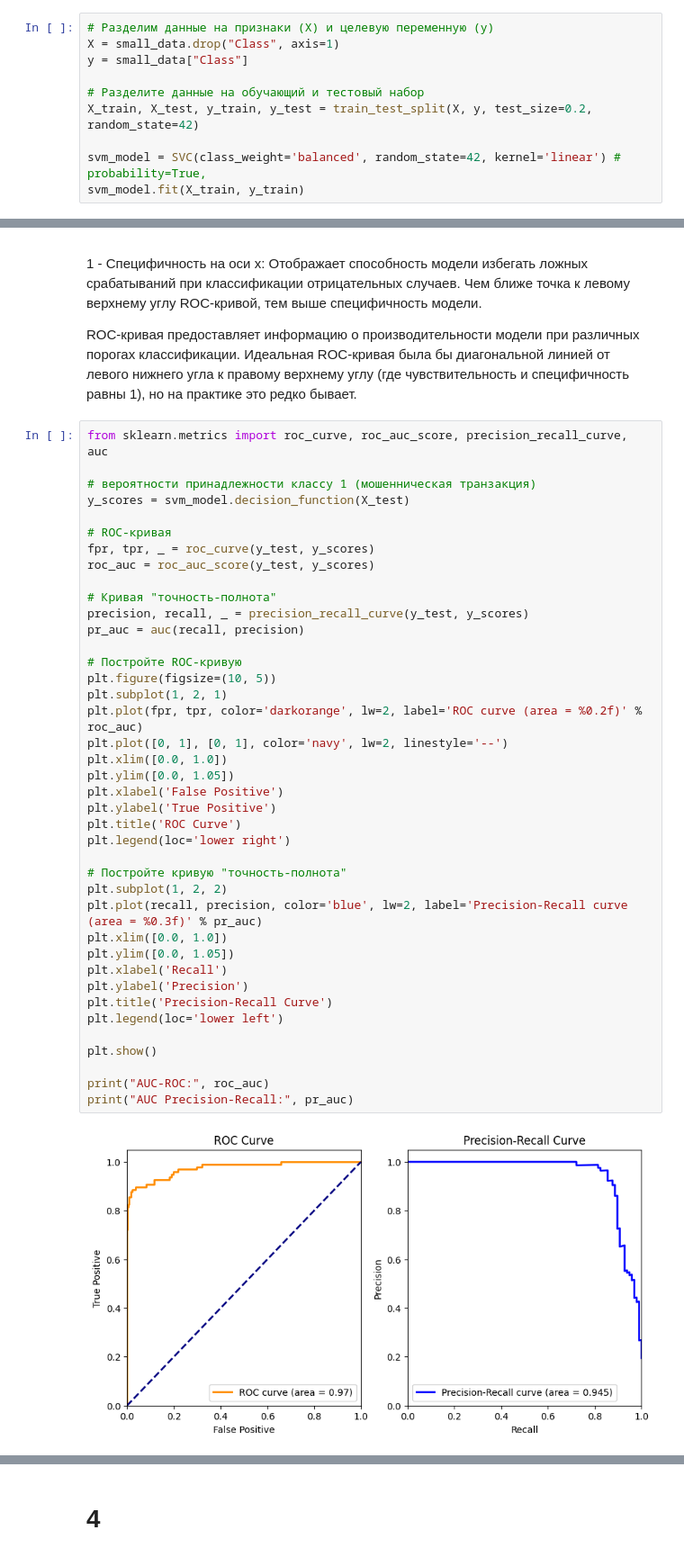
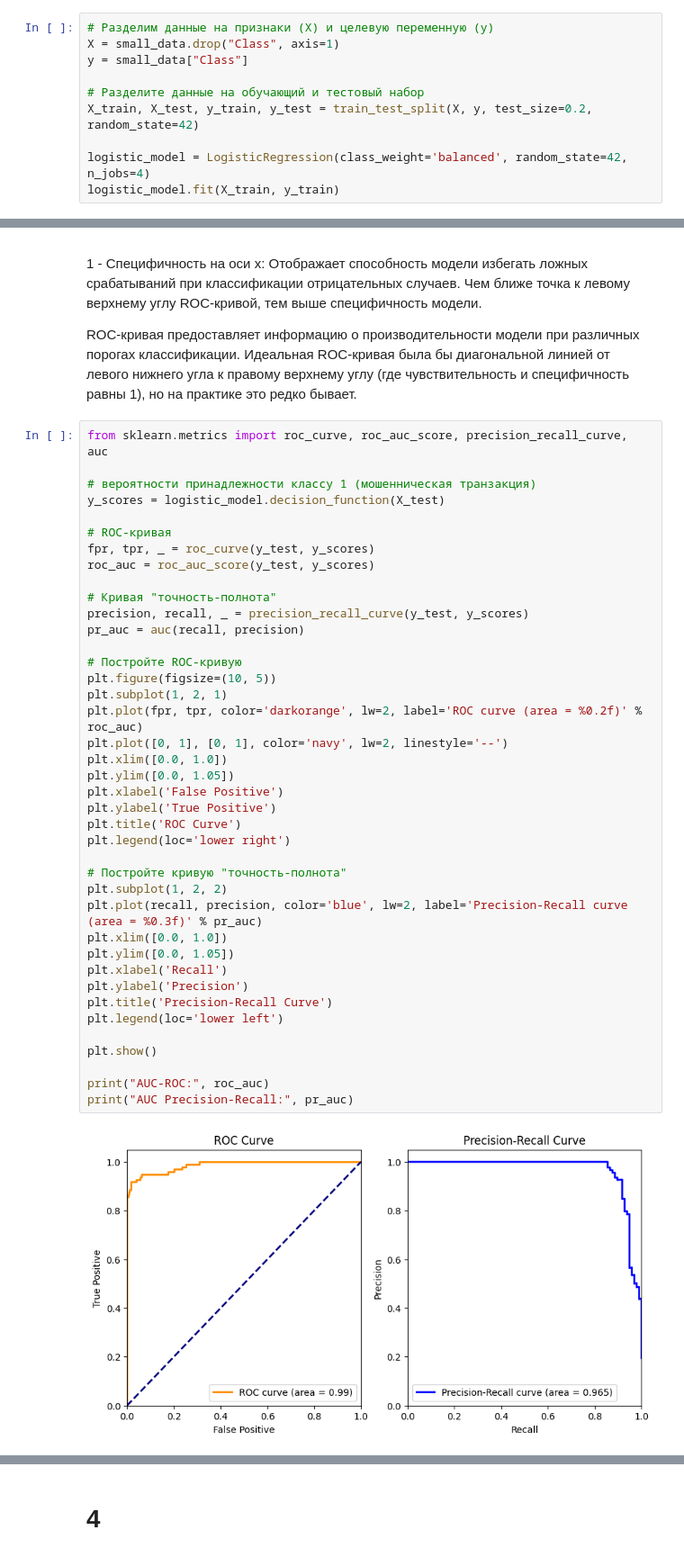
Before and after one commit to EmelyanovAlexey/solution_stat_theory, a Jupyter notebook: 5_task/lab.ipynb, the cells around one changed output, grey strips where cells are left out. Shown: that part at 90% size. Saved outputs shown, nothing was run; the diff lists cells and outputs as text.

```diff
--- a/5_task/lab.ipynb
+++ b/5_task/lab.ipynb
@@ -61,6 +62,6 @@ y = small_data["Class"]
 # Разделите данные на обучающий и тестовый набор
 X_train, X_test, y_train, y_test = train_test_split(X, y, test_size=0.2, random_state=42)
 
-svm_model = SVC(class_weight='balanced', random_state=42, kernel='linear') # probability=True,
-svm_model.fit(X_train, y_train)
+logistic_model = LogisticRegression(class_weight='balanced', random_state=42, n_jobs=4)
+logistic_model.fit(X_train, y_train)
 # %% [output]
@@ -111,7 +112,7 @@ ROC-кривая предоставляет информацию о произв
 from sklearn.metrics import roc_curve, roc_auc_score, precision_recall_curve, auc
 
 # вероятности принадлежности классу 1 (мошенническая транзакция)
-y_scores = svm_model.decision_function(X_test)
+y_scores = logistic_model.decision_function(X_test)
 
 # ROC-кривая
 fpr, tpr, _ = roc_curve(y_test, y_scores)
@@ -121,31 +122,31 @@ roc_auc = roc_auc_score(y_test, y_scores)
 precision, recall, _ = precision_recall_curve(y_test, y_scores)
 pr_auc = auc(recall, precision)
 
 # Постройте ROC-кривую
 plt.figure(figsize=(10, 5))
 plt.subplot(1, 2, 1)
 plt.plot(fpr, tpr, color='darkorange', lw=2, label='ROC curve (area = %0.2f)' % roc_auc)
 plt.plot([0, 1], [0, 1], color='navy', lw=2, linestyle='--')
 plt.xlim([0.0, 1.0])
 plt.ylim([0.0, 1.05])
 plt.xlabel('False Positive')
 plt.ylabel('True Positive')
 plt.title('ROC Curve')
 plt.legend(loc='lower right')
 
 # Постройте кривую "точность-полнота"
 plt.subplot(1, 2, 2)
 plt.plot(recall, precision, color='blue', lw=2, label='Precision-Recall curve (area = %0.3f)' % pr_auc)
 plt.xlim([0.0, 1.0])
 plt.ylim([0.0, 1.05])
 plt.xlabel('Recall')
 plt.ylabel('Precision')
 plt.title('Precision-Recall Curve')
 plt.legend(loc='lower left')
 
 plt.show()
 
 print("AUC-ROC:", roc_auc)
 print("AUC Precision-Recall:", pr_auc)
 # %% [output]
-[figure, old version]
+[figure, new version]
```
Also changed, not shown: parts of 11 cells of this notebook.
